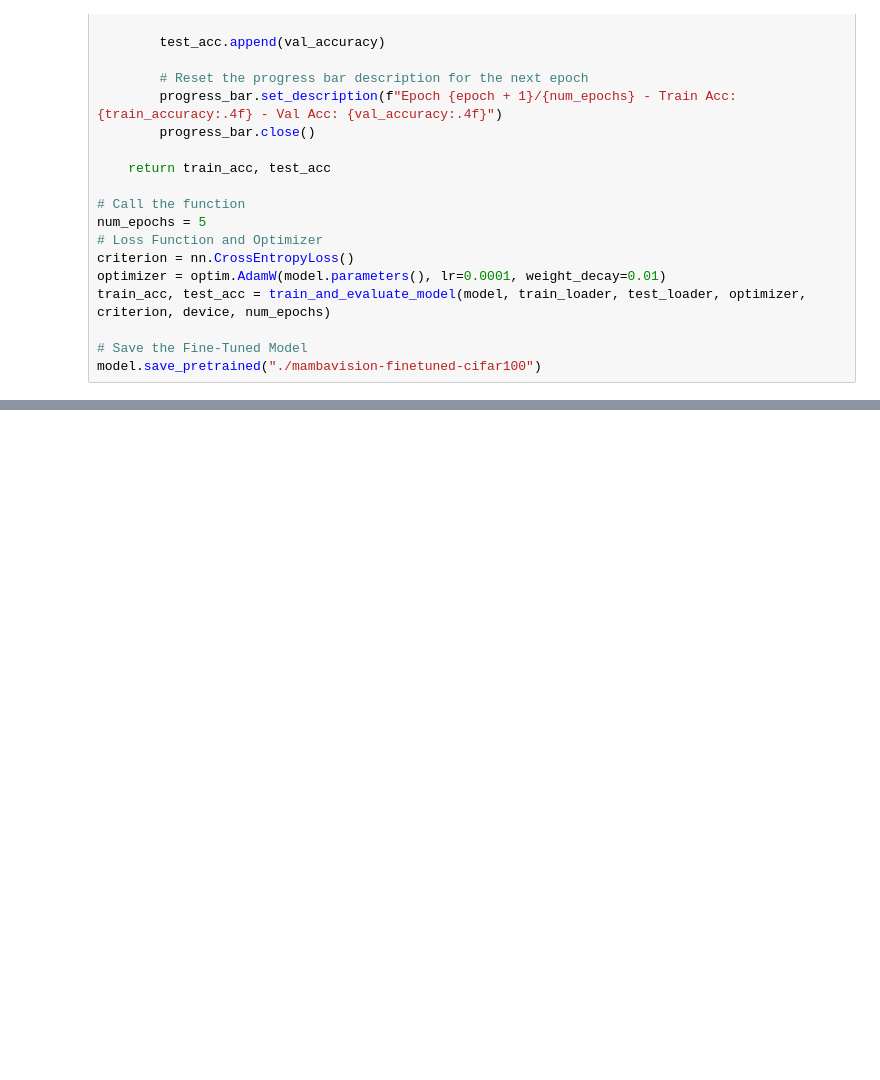
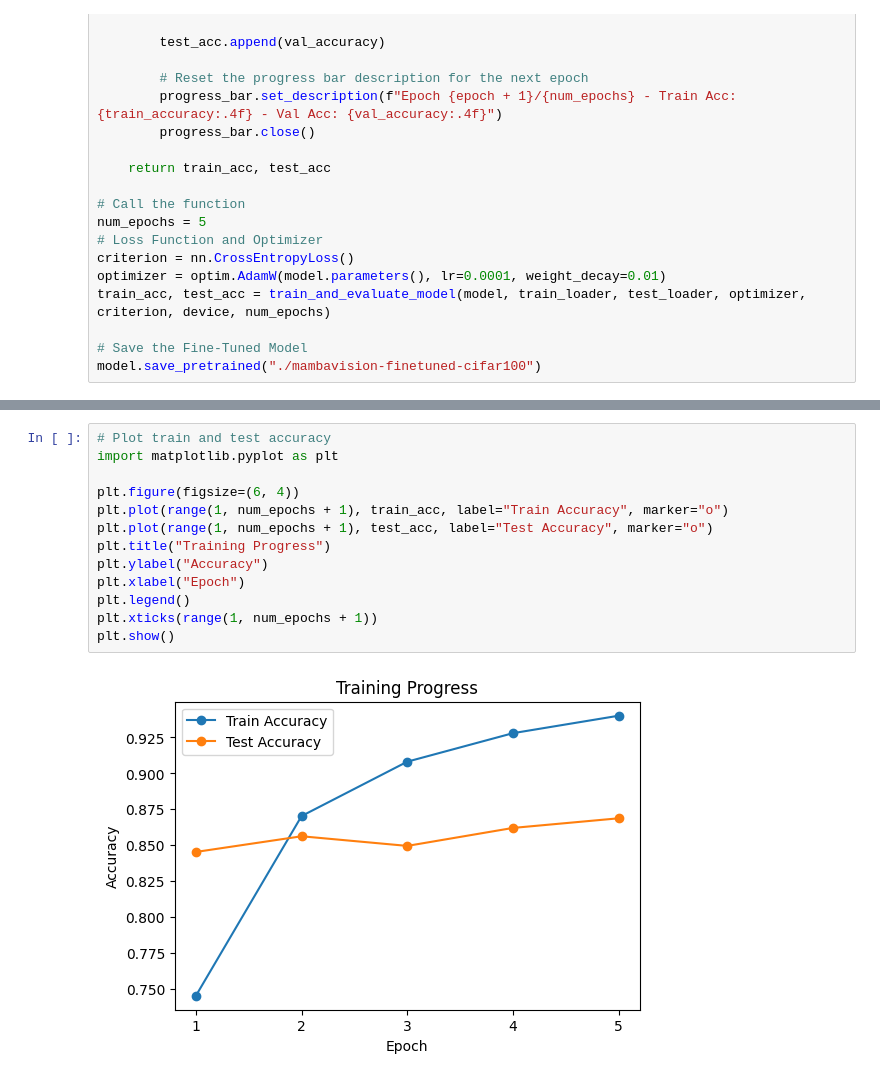
Before and after one commit to Swapnil949/ECE1512_2024F_ProjectRepo_SwapnilPatel, a Jupyter notebook: project_B/mamba/finetune_mamba.ipynb, the cells around one changed output, grey strips where cells are left out. Saved outputs shown, nothing was run; the diff lists cells and outputs as text; blank space fills up the shorter version.

Commit message:
inference results test

```diff
--- a/project_B/mamba/finetune_mamba.ipynb
+++ b/project_B/mamba/finetune_mamba.ipynb
@@ -117,0 +153,15 @@ model.save_pretrained("./mambavision-finetuned-cifar100")
+# %%
+# Plot train and test accuracy
+import matplotlib.pyplot as plt
+
+plt.figure(figsize=(6, 4))
+plt.plot(range(1, num_epochs + 1), train_acc, label="Train Accuracy", marker="o")
+plt.plot(range(1, num_epochs + 1), test_acc, label="Test Accuracy", marker="o")
+plt.title("Training Progress")
+plt.ylabel("Accuracy")
+plt.xlabel("Epoch")
+plt.legend()
+plt.xticks(range(1, num_epochs + 1))
+plt.show()
+# %% [output]
+[figure, added]
```
Also changed, not shown: parts of 5 cells of this notebook, 2 other files.
